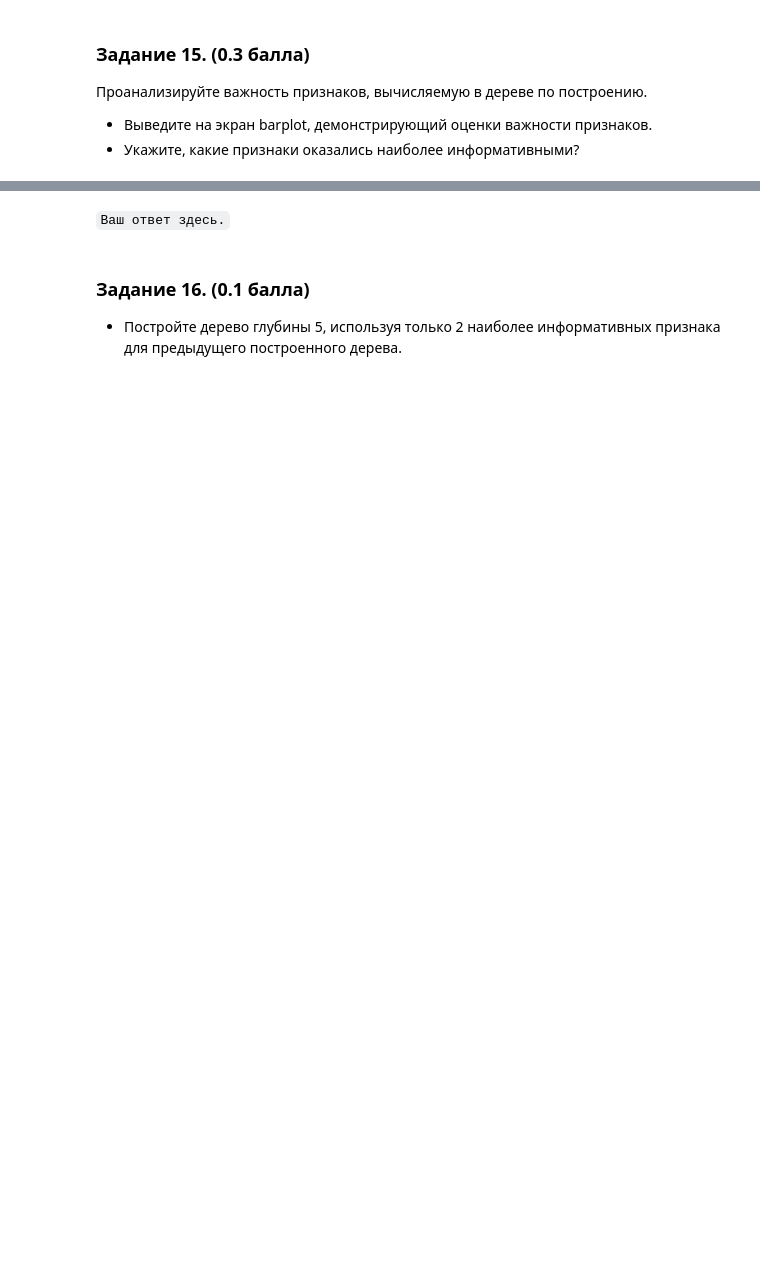
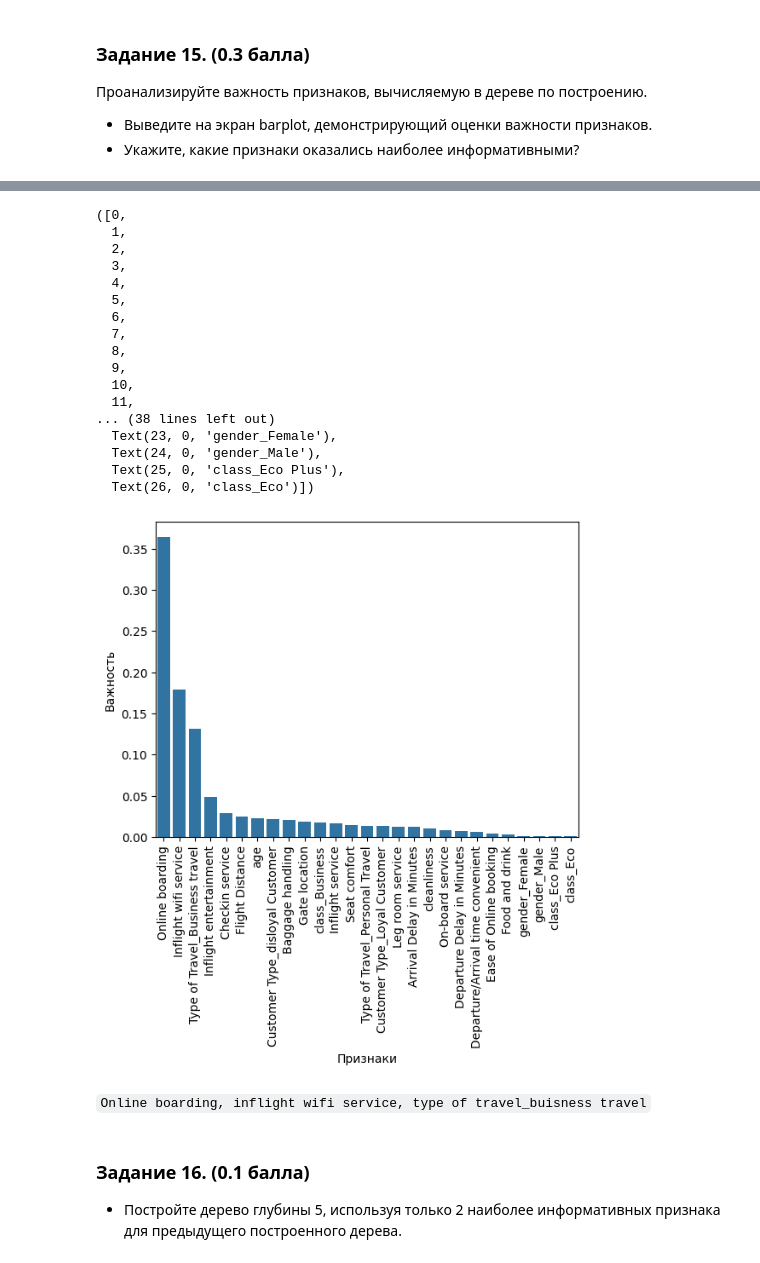
Before and after one commit to quantority/HSE-AI, a Jupyter notebook: Hometasks/Base/AI_HW4_woodenML_base.ipynb, the cells around one changed output, grey strips where cells are left out. Drawn from its saved outputs; the diff is of its cells as text; code cells hidden in the pictures; blank space fills up the shorter version.

```diff
--- a/Hometasks/Base/AI_HW4_woodenML_base.ipynb
+++ b/Hometasks/Base/AI_HW4_woodenML_base.ipynb
@@ -544,5 +631,32 @@ error_dt, bias_dt, var_dt
-# %% [markdown]
-`Ваш ответ здесь.`
+# %%
+# Ваш код здесь
+
+feature_df = pd.DataFrame({'Признаки':X_train.columns, 'Важность':model.feature_importances_}).sort_values(by='Важность', ascending=False)
+# %%
+sns.barplot(x='Признаки', y='Важность', data=feature_df)
+plt.xticks(rotation=90)
+plt.show()
+# %% [output]
+([0,
+  1,
+  2,
+  3,
+  4,
+  5,
+  6,
+  7,
+  8,
+  9,
+  10,
+  11,
+... (38 lines left out)
+  Text(23, 0, 'gender_Female'),
+  Text(24, 0, 'gender_Male'),
+  Text(25, 0, 'class_Eco Plus'),
+  Text(26, 0, 'class_Eco')])
+[figure, added]
+# %% [markdown]
+`Online boarding, inflight wifi service, type of travel_buisness travel`
 # %% [markdown]
 ### **Задание 16. (0.1 балла)**
 
```
Also changed, not shown: parts of 54 cells of this notebook.
